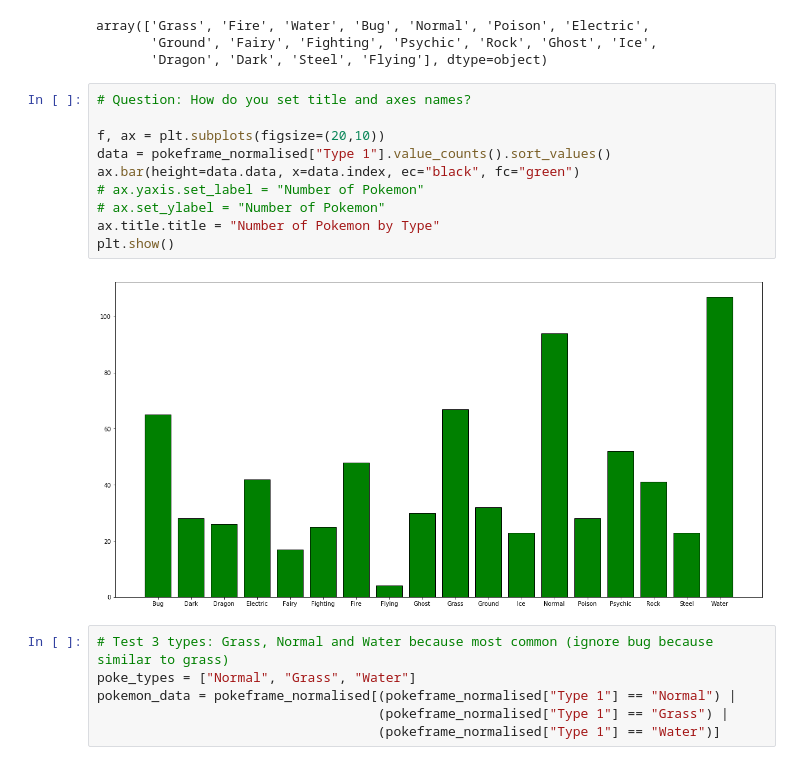
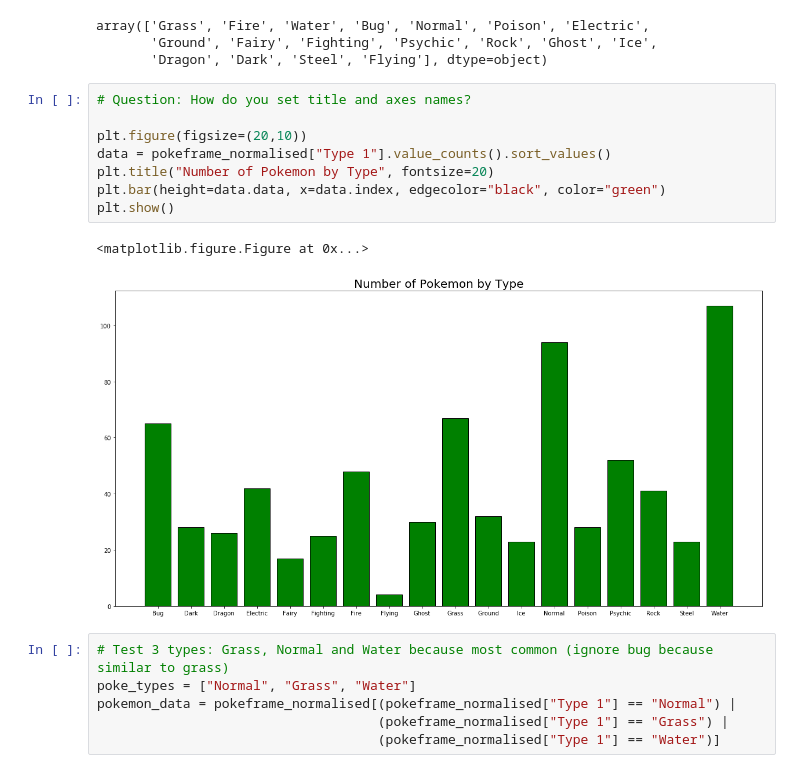
Before and after one commit to Johnxjp/pokemon_knn, a Jupyter notebook: data_exploration.ipynb, the cells around one changed output. Drawn from its saved outputs; the diff is of its cells as text.

```diff
--- a/data_exploration.ipynb
+++ b/data_exploration.ipynb
@@ -257,15 +265,14 @@ array(['Grass', 'Fire', 'Water', 'Bug', 'Normal', 'Poison', 'Electric',
 # %%
 # Question: How do you set title and axes names?
 
-f, ax = plt.subplots(figsize=(20,10))
+plt.figure(figsize=(20,10))
 data = pokeframe_normalised["Type 1"].value_counts().sort_values()
-ax.bar(height=data.data, x=data.index, ec="black", fc="green")
-# ax.yaxis.set_label = "Number of Pokemon"
-# ax.set_ylabel = "Number of Pokemon"
-ax.title.title = "Number of Pokemon by Type"
+plt.title("Number of Pokemon by Type", fontsize=20)
+plt.bar(height=data.data, x=data.index, edgecolor="black", color="green")
 plt.show()
 # %% [output]
+<matplotlib.figure.Figure at 0x...>
-[figure, old version]
+[figure, new version]
 # %%
 # Test 3 types: Grass, Normal and Water because most common (ignore bug because similar to grass)
 poke_types = ["Normal", "Grass", "Water"]
```
Also changed, not shown: parts of 8 cells of this notebook.
